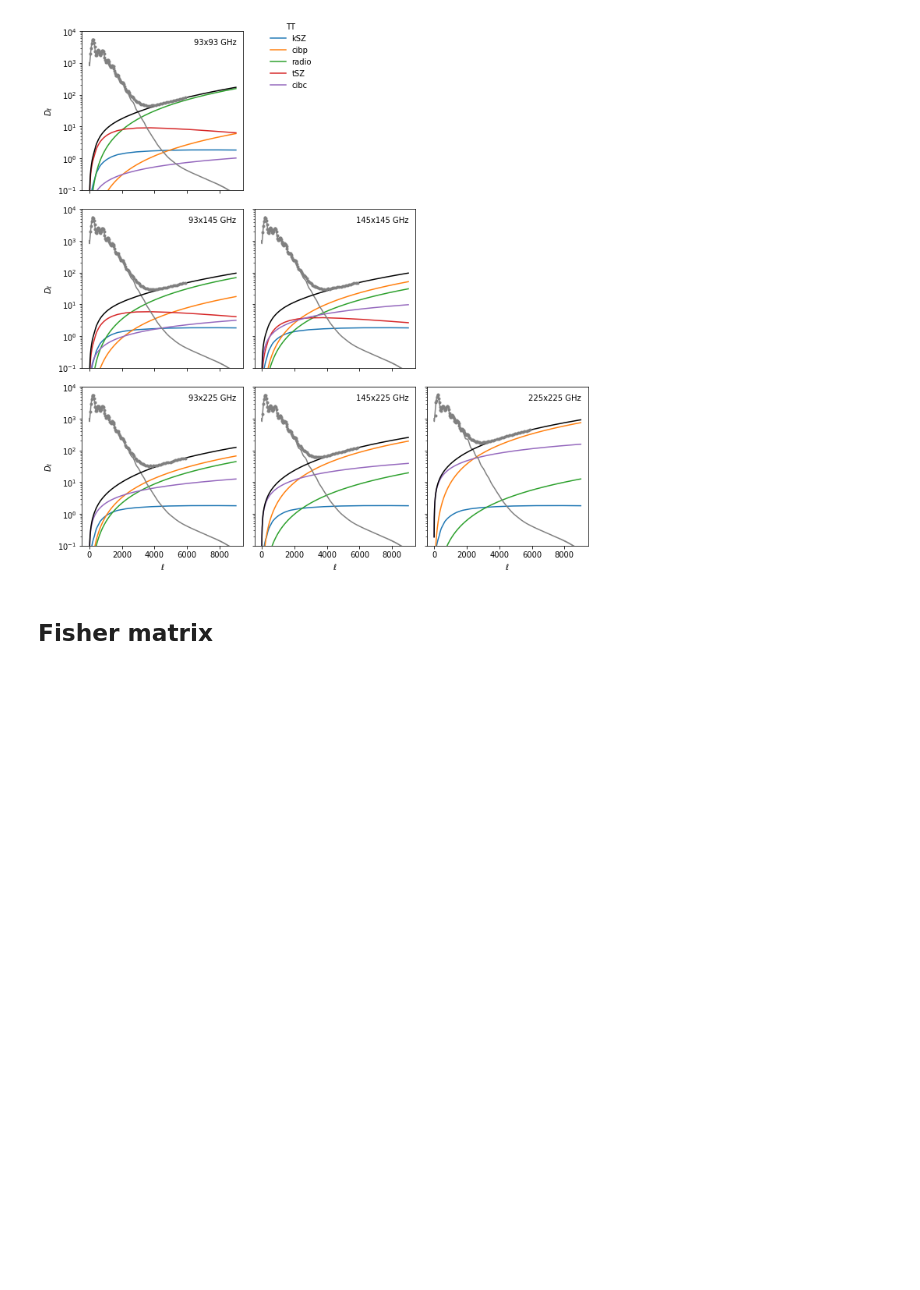
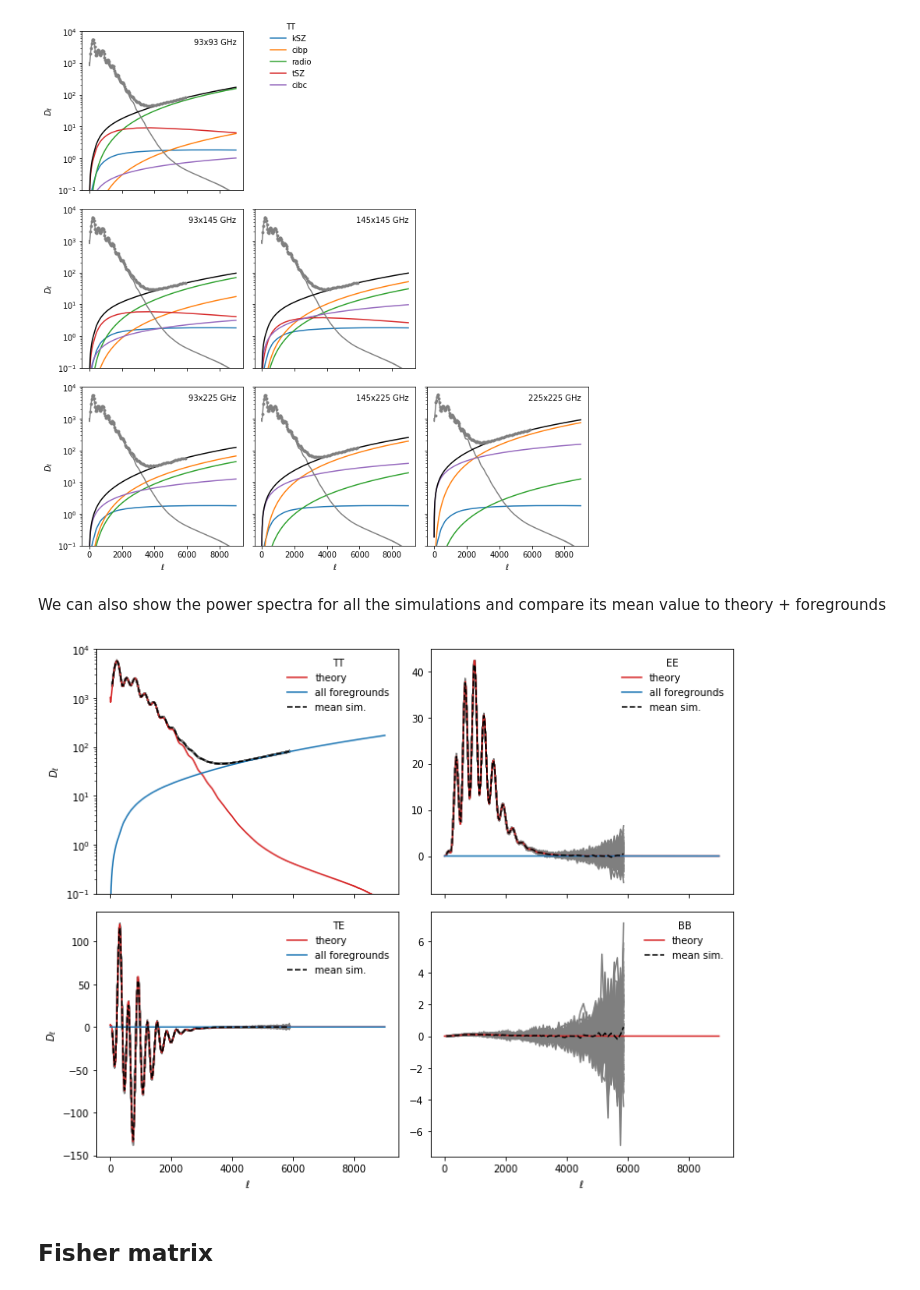
Before and after one commit to simonsobs/LAT_MFLike, a Jupyter notebook: notebooks/mflike_tutorial.ipynb, the cells around one changed output. Drawn from its saved outputs; the diff is of its cells as text; code cells hidden in the pictures; blank space fills up the shorter version.

Commit message:
add new plot with all the simulations (not really interesting)

```diff
--- a/notebooks/mflike_tutorial.ipynb
+++ b/notebooks/mflike_tutorial.ipynb
@@ -224,6 +224,40 @@ fig.legend(components, title=mode.upper(), bbox_to_anchor=(0.5,1))
 plt.tight_layout()
 # %% [output]
 [figure]
+# %% [markdown]
+We can also show the power spectra for all the simulations and compare its mean value to theory +
+foregrounds
+# %%
+cross = (93, 93)
+nsim = 100
+tmpl = mflike.data_folder + "/Dl_LAT_{}xLAT_{}_{:05d}.dat"
+data = [mflike._read_spectra(tmpl.format(*cross, sim_id)) for sim_id in range(nsim)]
+
+ldata = data[0][0]
+sims = {cl: [data[sim_id][1][cl] for sim_id in range(nsim)]
+        for cl in Cl.keys()}
+
+fig, axes = plt.subplots(2, 2, sharex=True, figsize=(10, 8))
+for cl, ax in zip(Cl.keys(), axes.flatten()):
+    for ps in sims[cl]:
+      ax.plot(ldata, ps, color="tab:gray")
+    ax.plot(l, dls[cl], color="tab:red", label="theory")
+    if cl != "bb":
+        ax.plot(l, fg_models[cl, "all", cross[0], cross[1]],
+                color="tab:blue", label="all foregrounds")
+    ax.plot(ldata, np.mean(sims[cl], axis=0), "--k", label="mean sim.")
+    ax.legend(title=cl.upper())
+    if cl == "tt":
+      ax.set_yscale("log")
+      ax.set_ylim(10**-1, 10**4)
+
+for ax in axes[:, 0]:
+    ax.set_ylabel(r"$D_\ell$")
+for ax in axes[-1]:
+    ax.set_xlabel(r"$\ell$")
+plt.tight_layout()
+# %% [output]
+[figure, added]
 # %% [markdown]
 ## Fisher matrix
 # %% [markdown]
```
